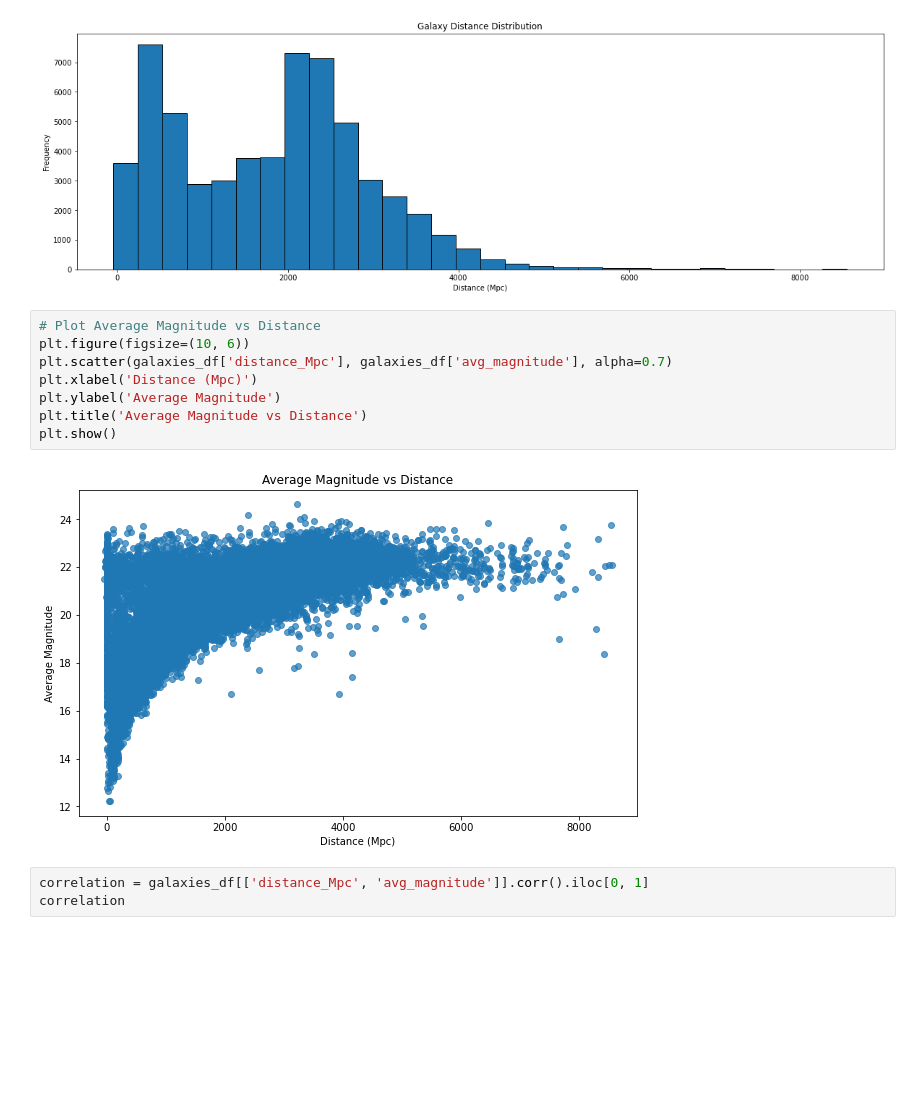
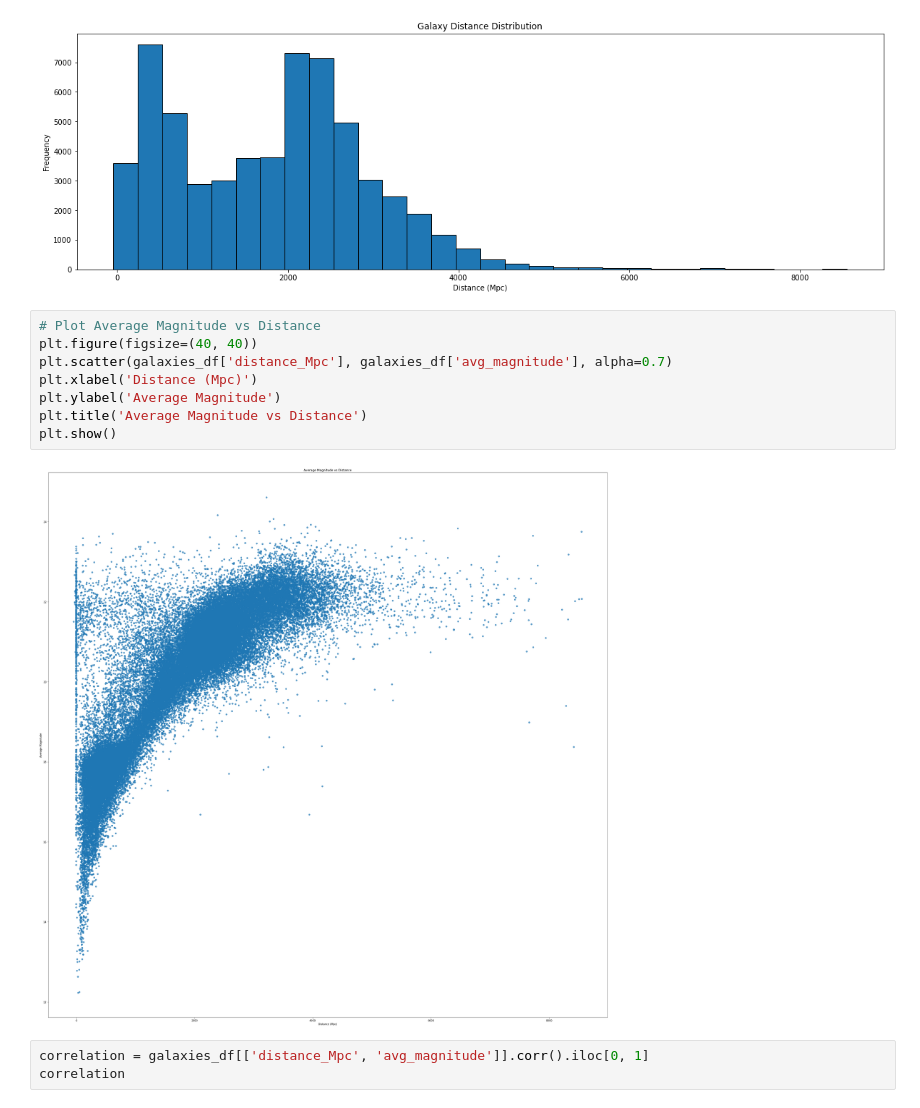
Before and after one commit to tylerjustinjackson/Research-Fall-2024, a Jupyter notebook: DS-Astronomy/starlightanalysis.ipynb, the cells around one changed output. Saved outputs shown, nothing was run; the diff lists cells and outputs as text; blank space fills up the shorter version.

Commit message:
update ds ipynb plots

```diff
--- a/DS-Astronomy/starlightanalysis.ipynb
+++ b/DS-Astronomy/starlightanalysis.ipynb
@@ -237,14 +246,14 @@ plt.show()
 [figure]
 # %%
 # Plot Average Magnitude vs Distance
-plt.figure(figsize=(10, 6))
+plt.figure(figsize=(40, 40))
 plt.scatter(galaxies_df['distance_Mpc'], galaxies_df['avg_magnitude'], alpha=0.7)
 plt.xlabel('Distance (Mpc)')
 plt.ylabel('Average Magnitude')
 plt.title('Average Magnitude vs Distance')
 plt.show()
 # %% [output]
-[figure, old version]
+[figure, new version]
 # %%
 correlation = galaxies_df[['distance_Mpc', 'avg_magnitude']].corr().iloc[0, 1]
 correlation
```
Also changed, not shown: parts of 3 cells of this notebook.
